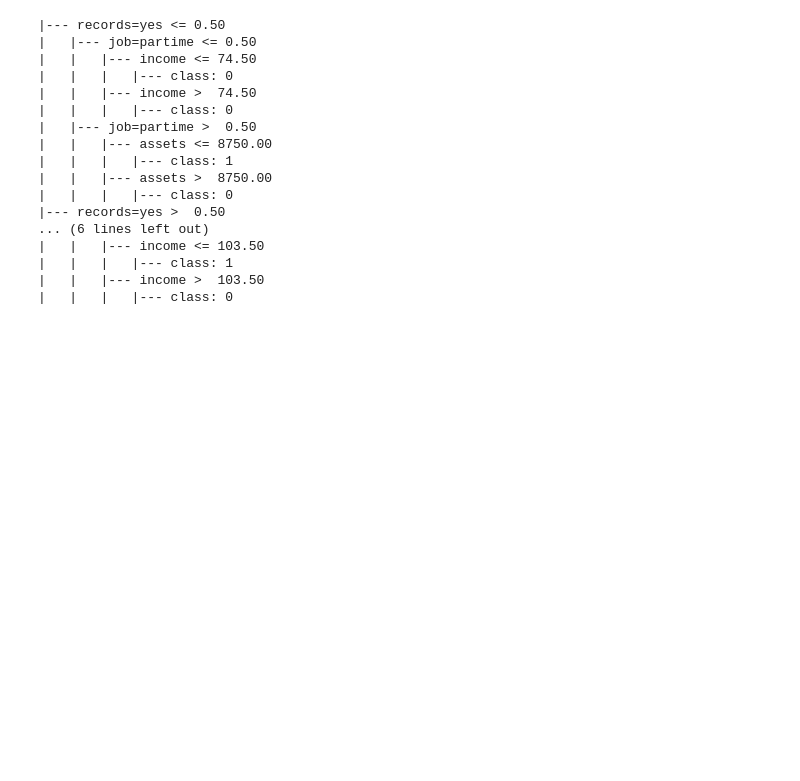
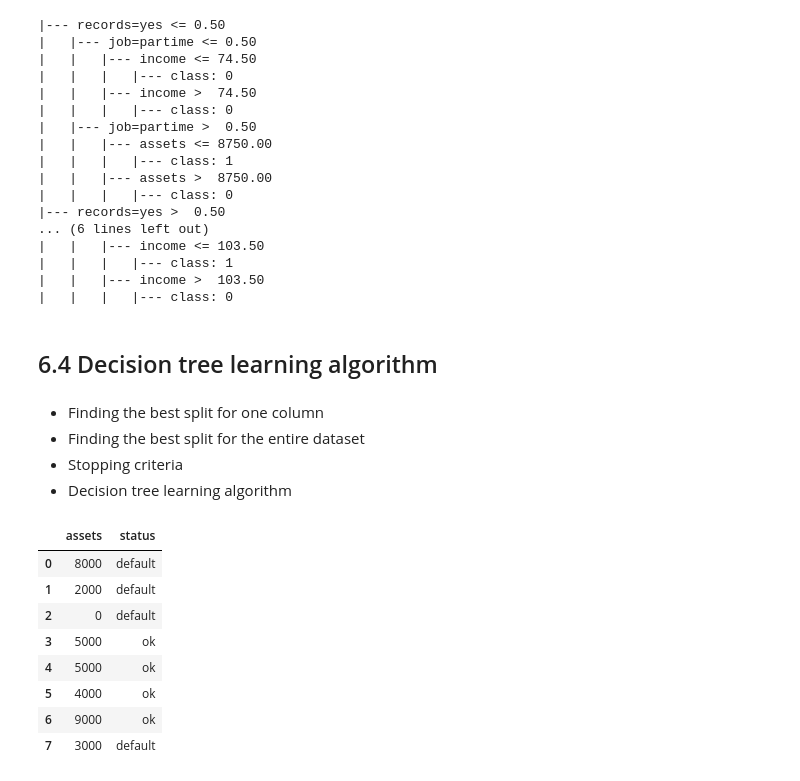
Before and after one commit to cyriljason7/machine-learning-zoomcamp-homework, a Jupyter notebook: 06-trees/decision_trees.ipynb, the cells around one changed output. Cells and saved outputs as stored; diff of their text form; code cells hidden in the pictures; blank space fills up the shorter version.

Commit message:
add decision tree learning algorithm to credit scoring

```diff
--- a/06-trees/decision_trees.ipynb
+++ b/06-trees/decision_trees.ipynb
@@ -280,3 +269,34 @@ print(export_text(dt, feature_names = dv.get_feature_names_out()))
 |   |   |   |--- class: 1
 |   |   |--- income >  103.50
 |   |   |   |--- class: 0
+# %% [markdown]
+## 6.4 Decision tree learning algorithm
+# %% [markdown]
+- Finding the best split for one column
+- Finding the best split for the entire dataset
+- Stopping criteria
+- Decision tree learning algorithm
+# %%
+data = [
+    [8000, 'default'],
+    [2000, 'default'],
+    [   0, 'default'],
+    [5000, 'ok'],
+    [5000, 'ok'],
+    [4000, 'ok'],
+    [9000, 'ok'],
+    [3000, 'default'],
+]
+
+df_example = pd.DataFrame(data, columns=['assets', 'status'])
+df_example
+# %% [output]
+|  | assets | status |
+| 0 | 8000 | default |
+| 1 | 2000 | default |
+| 2 | 0 | default |
+| 3 | 5000 | ok |
+| 4 | 5000 | ok |
+| 5 | 4000 | ok |
+| 6 | 9000 | ok |
+| 7 | 3000 | default |
```
Also changed, not shown: parts of 11 cells of this notebook, 2 other files.
